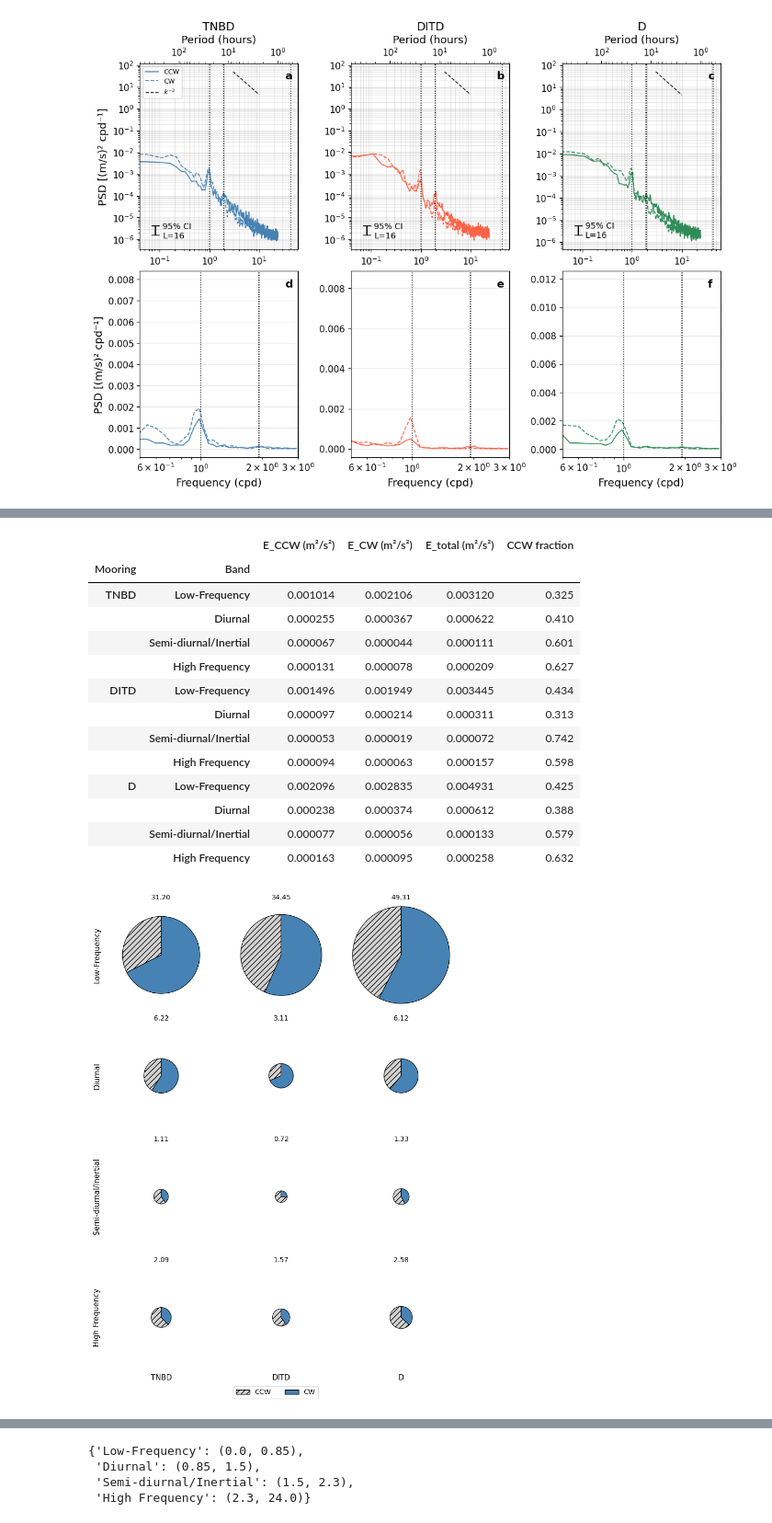
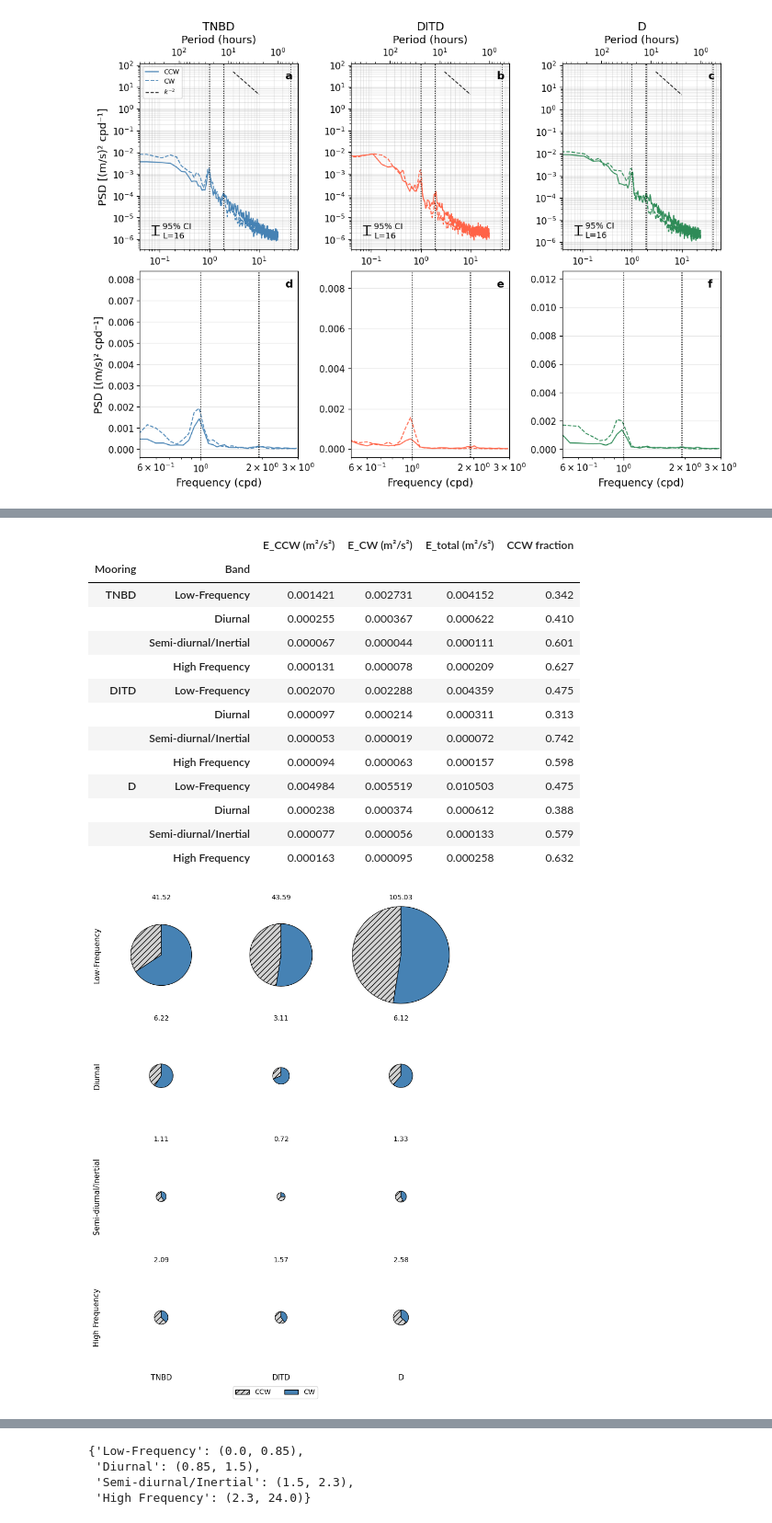
Before and after one commit to MackenzieBlanusa/TNB_tools, a Jupyter notebook: MastersThesis/rotaryspectra_ctd - Copy.ipynb, the cells around one changed output, grey strips where cells are left out. Shown at 92% size. Saved outputs shown, nothing was run; the diff lists cells and outputs as text; code cells hidden in the pictures.

```diff
--- a/MastersThesis/rotaryspectra_ctd - Copy.ipynb
+++ b/MastersThesis/rotaryspectra_ctd - Copy.ipynb
@@ -716,7 +712,7 @@ for name, m in moorings.items():
     n    = len(u)
 
     freq, Suu, Svv, Cuv = auto_cross_spectra(
-        u, v, fs=fs, nperseg=NPERSEG, noverlap=0
+        u, v, fs=fs, nperseg=NPERSEG, noverlap=0, detrend=False
     )
     S_ccw, S_cw = rotary_components(Suu, Svv, Cuv)
     Cr           = rotary_coefficient(S_ccw, S_cw)
@@ -1257,6 +1253,8 @@ for col, (name, sp) in enumerate(spectra_full.items()):
     ax_top.text(0.92, 0.96, panel_labels[col], transform=ax_top.transAxes,
                 fontsize=13, fontweight='bold', va='top', ha='left')
 
+    ax_top.set_ylim(10e-8,10e-2)
+
     secax = ax_top.secondary_xaxis(
         'top', functions=(lambda f: 24/f, lambda t: 24/t))
     secax.set_xlabel('Period (hours)')
@@ -1268,7 +1266,7 @@ for col, (name, sp) in enumerate(spectra_full.items()):
     ax_mid.semilogx(freq, sp['S_cw'],  color=color, linewidth=1.2, label='CW',
                      linestyle='--')
 
-    ax_mid.set_ylim(0,0.013)
+    ax_mid.set_ylim(0,0.04)
 
     for fv in [f_iner, f_M2, f_diurn]:
         ax_mid.axvline(fv, color='k', linestyle=':', linewidth=1.1)
@@ -1315,6 +1313,6 @@ axes[2, 0].set_ylabel('PSD [(m/s)² cpd⁻¹]')
 
 # shared legend from top-left panel
 axes[0, 0].legend(fontsize=8)
-# plt.savefig('moorings_2018_fullspectra_corrected.png', dpi=300, bbox_inches='tight')
+# plt.savefig('moorings_2018_fullspectra_withmean.png', dpi=300, bbox_inches='tight')
 plt.show()
 # %% [output]
@@ -1359,7 +1357,7 @@ mooring_order = list(spectra_full.keys())
 # --- band energy integration ---
 def band_energy(freq, S, f_lo, f_hi):
     """Integrate PSD over a frequency band using trapezoidal rule."""
-    mask = (freq >= f_lo) & (freq <= f_hi)
+    mask = (freq >= f_lo) & (freq < f_hi)
     if mask.sum() < 2:
         return 0.0
     return np.trapezoid(S[mask], freq[mask])
@@ -1457,34 +1455,34 @@ for row, band in enumerate(band_order):
             # ax.xaxis.set_label_position('top')
 
 # legend
 legend_elements = [
     Patch(facecolor='lightgray', hatch='///', edgecolor='k', label='CCW'),
     Patch(facecolor='steelblue', edgecolor='k',              label='CW'),
 ]
 fig.legend(
     handles=legend_elements,
     loc='lower center',
     ncol=2,
     fontsize=10,
     bbox_to_anchor=(0.5, -0.04),
 )
 
 # plt.suptitle('Band-integrated rotary energy partition', fontsize=12, y=1.01)
 # plt.savefig('rotary_energy_pies.png', dpi=300, bbox_inches='tight')
 plt.show()
 # %% [output]
 |  |  | E_CCW (m²/s²) | E_CW (m²/s²) | E_total (m²/s²) | CCW fraction |
 | Mooring | Band |  |  |  |  |
-| TNBD | Low-Frequency | 0.001014 | 0.002106 | 0.003120 | 0.325 |
+| TNBD | Low-Frequency | 0.001421 | 0.002731 | 0.004152 | 0.342 |
 |  | Diurnal | 0.000255 | 0.000367 | 0.000622 | 0.410 |
 |  | Semi-diurnal/Inertial | 0.000067 | 0.000044 | 0.000111 | 0.601 |
 |  | High Frequency | 0.000131 | 0.000078 | 0.000209 | 0.627 |
-| DITD | Low-Frequency | 0.001496 | 0.001949 | 0.003445 | 0.434 |
+| DITD | Low-Frequency | 0.002070 | 0.002288 | 0.004359 | 0.475 |
 |  | Diurnal | 0.000097 | 0.000214 | 0.000311 | 0.313 |
 |  | Semi-diurnal/Inertial | 0.000053 | 0.000019 | 0.000072 | 0.742 |
 |  | High Frequency | 0.000094 | 0.000063 | 0.000157 | 0.598 |
-| D | Low-Frequency | 0.002096 | 0.002835 | 0.004931 | 0.425 |
+| D | Low-Frequency | 0.004984 | 0.005519 | 0.010503 | 0.475 |
 |  | Diurnal | 0.000238 | 0.000374 | 0.000612 | 0.388 |
 |  | Semi-diurnal/Inertial | 0.000077 | 0.000056 | 0.000133 | 0.579 |
 |  | High Frequency | 0.000163 | 0.000095 | 0.000258 | 0.632 |
-[figure, old version]
+[figure, new version]
```
Also changed, not shown: parts of 13 cells of this notebook.
